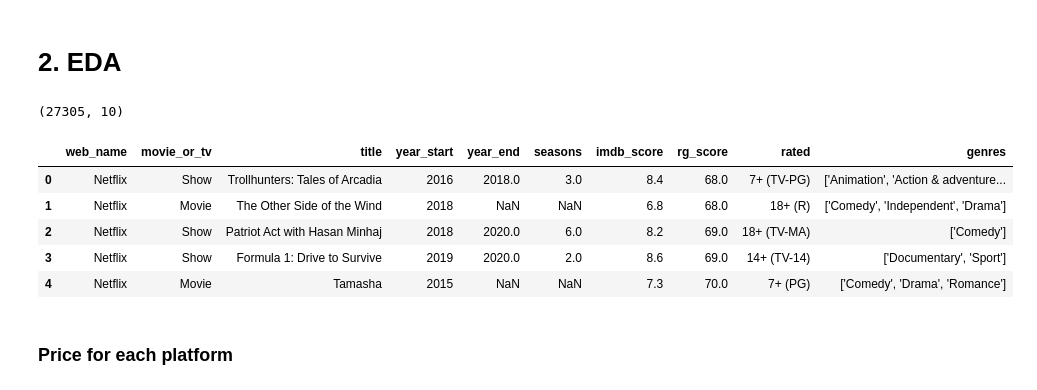
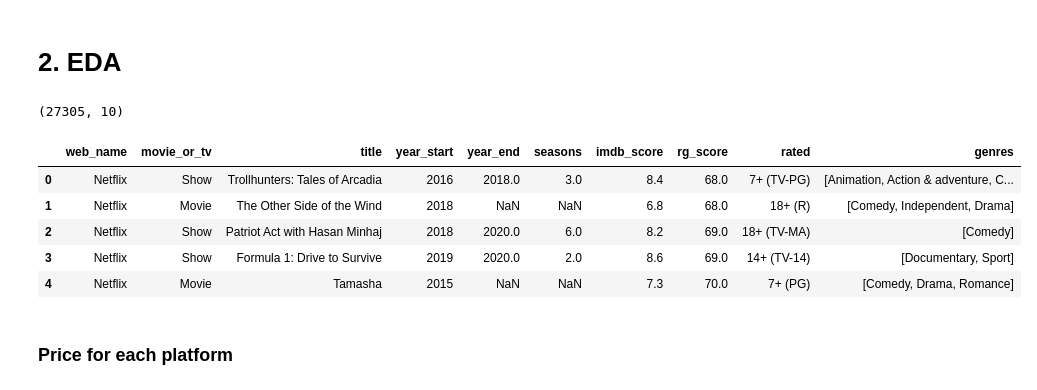
Before and after one commit to ryanhpark/Streaming_Sites_Web_Scraping, a Jupyter notebook: EDA_Streaming_Sites.ipynb, the cells around one changed output. Cells and saved outputs as stored; diff of their text form; code cells hidden in the pictures.

```diff
--- a/EDA_Streaming_Sites.ipynb
+++ b/EDA_Streaming_Sites.ipynb
@@ -81,7 +81,6 @@ data['genres'] = data['genres'].str.replace('action-and-adventure','action & adv
 data['genres'] = data['genres'].str.replace('game-show','game show')
 data['genres'] = data['genres'].str.replace('home-and-garden','home & garden')
 data['genres'] = data['genres'].str.replace('stand-up-and-talk','stand-up & talk')
-data['genres'] = data['genres'].str.replace('nan','NaN')
 # %%
 # Changing the column of genres from string to lists
 data['genres'] = data['genres'].apply(lambda x: x.split(','))
@@ -108,17 +107,17 @@ import seaborn as sns
 plt.rcParams['figure.figsize'] = (12, 6)
 sns.set(style = "whitegrid")
 # %%
-df = pd.read_csv("preprocesseddata.csv", index_col = 0)
+df = data.copy()
 print(df.shape)
 df.head()
 # %% [output]
 (27305, 10)
 |  | web_name | movie_or_tv | title | year_start | year_end | seasons | imdb_score | rg_score | rated | genres |
-| 0 | Netflix | Show | Trollhunters: Tales of Arcadia | 2016 | 2018.0 | 3.0 | 8.4 | 68.0 | 7+ (TV-PG) | ['Animation', 'Action & adventure... |
-| 1 | Netflix | Movie | The Other Side of the Wind | 2018 | NaN | NaN | 6.8 | 68.0 | 18+ (R) | ['Comedy', 'Independent', 'Drama'] |
-| 2 | Netflix | Show | Patriot Act with Hasan Minhaj | 2018 | 2020.0 | 6.0 | 8.2 | 69.0 | 18+ (TV-MA) | ['Comedy'] |
-| 3 | Netflix | Show | Formula 1: Drive to Survive | 2019 | 2020.0 | 2.0 | 8.6 | 69.0 | 14+ (TV-14) | ['Documentary', 'Sport'] |
-| 4 | Netflix | Movie | Tamasha | 2015 | NaN | NaN | 7.3 | 70.0 | 7+ (PG) | ['Comedy', 'Drama', 'Romance'] |
+| 0 | Netflix | Show | Trollhunters: Tales of Arcadia | 2016 | 2018.0 | 3.0 | 8.4 | 68.0 | 7+ (TV-PG) | [Animation, Action & adventure, C... |
+| 1 | Netflix | Movie | The Other Side of the Wind | 2018 | NaN | NaN | 6.8 | 68.0 | 18+ (R) | [Comedy, Independent, Drama] |
+| 2 | Netflix | Show | Patriot Act with Hasan Minhaj | 2018 | 2020.0 | 6.0 | 8.2 | 69.0 | 18+ (TV-MA) | [Comedy] |
+| 3 | Netflix | Show | Formula 1: Drive to Survive | 2019 | 2020.0 | 2.0 | 8.6 | 69.0 | 14+ (TV-14) | [Documentary, Sport] |
+| 4 | Netflix | Movie | Tamasha | 2015 | NaN | NaN | 7.3 | 70.0 | 7+ (PG) | [Comedy, Drama, Romance] |
 # %% [markdown]
 ### Price for each platform
 # %%
```
Also changed, not shown: parts of 14 cells of this notebook.
